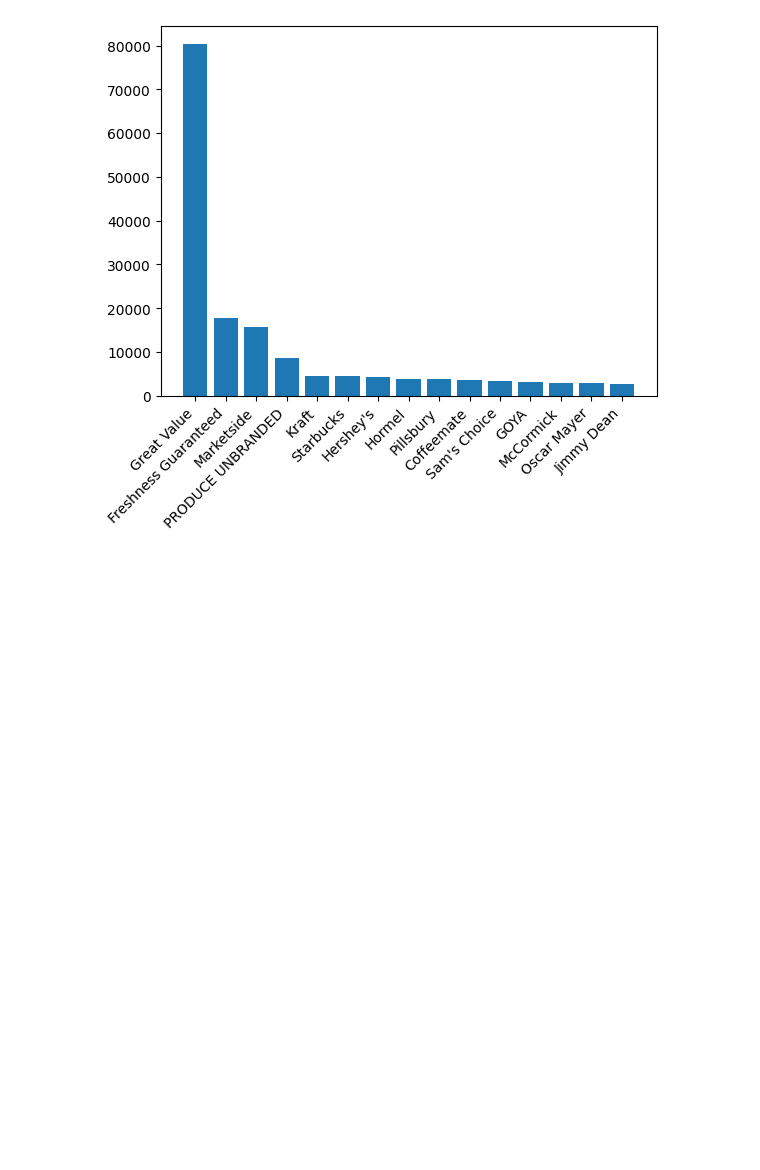
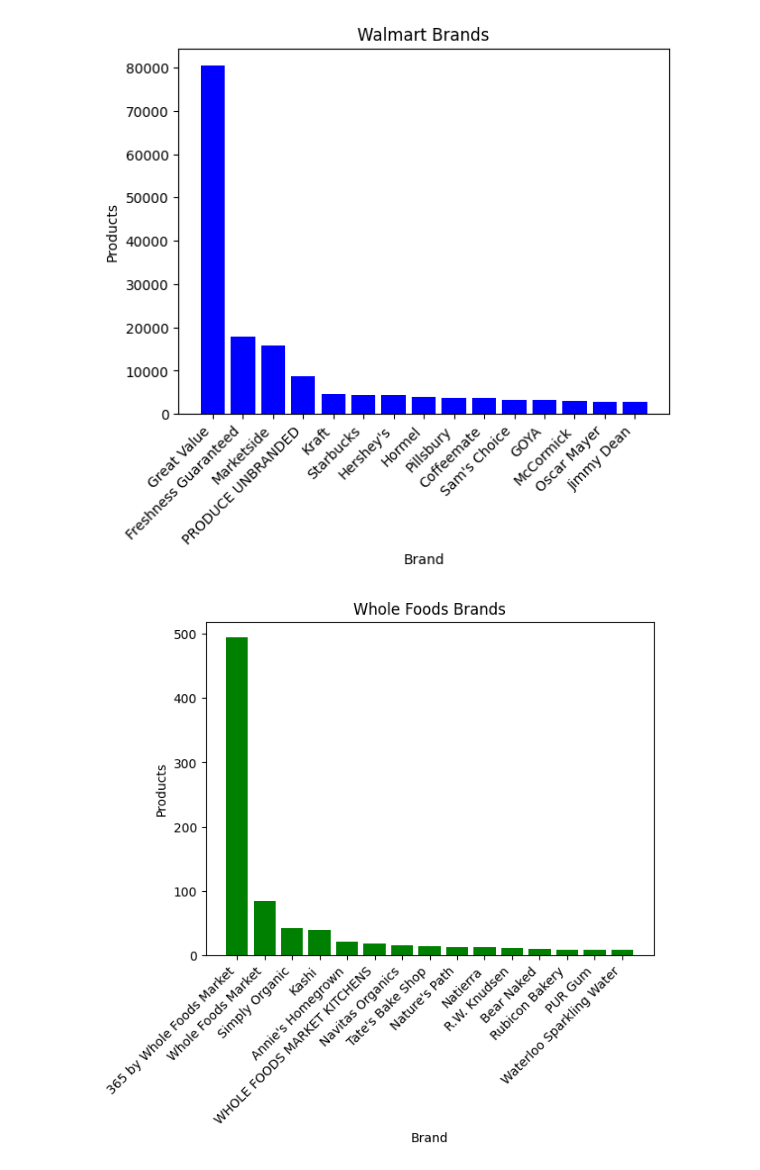
Before and after one commit to Sean-Regan/CAP5771-project, a Jupyter notebook: milestone1.ipynb, the cells around one changed output. Cells and saved outputs as stored; diff of their text form; code cells hidden in the pictures; blank space fills up the shorter version.

```diff
--- a/milestone1.ipynb
+++ b/milestone1.ipynb
@@ -53,15 +122,37 @@ plt.show()
 # %%
+# Get the top 15 brands in the price tables and graph
 df = pd.read_sql_query("""
                        SELECT brand, COUNT(*) as brand_count
                        FROM walmart_price
                        GROUP BY brand
                        ORDER BY brand_count DESC
                        LIMIT 15
                        """, conn)
 
-plt.bar(x=df.brand, height=df.brand_count, width=0.8)
+plt.figure()
+plt.bar(df.brand, df.brand_count, width=0.8, color='blue')
+plt.title("Walmart Brands")
 plt.xticks(rotation=45, ha='right')
+plt.ylabel("Products")
+plt.xlabel("Brand")
 plt.show()
+
+df = pd.read_sql_query("""
+                       SELECT brand, COUNT(*) as brand_count
+                       FROM wholefoods_price
+                       GROUP BY brand
+                       ORDER BY brand_count DESC
+                       LIMIT 15
+                       """, conn)
+
+plt.figure()
+plt.bar(df.brand, df.brand_count, width=0.8, color='green')
+plt.title("Whole Foods Brands")
+plt.xticks(rotation=45, ha='right')
+plt.ylabel("Products")
+plt.xlabel("Brand")
+plt.show()
 # %% [output]
-[figure, old version]
+[figure, new version]
+[figure, added]
 # %%
```
Also changed, not shown: parts of 21 cells of this notebook, 4 other files.
